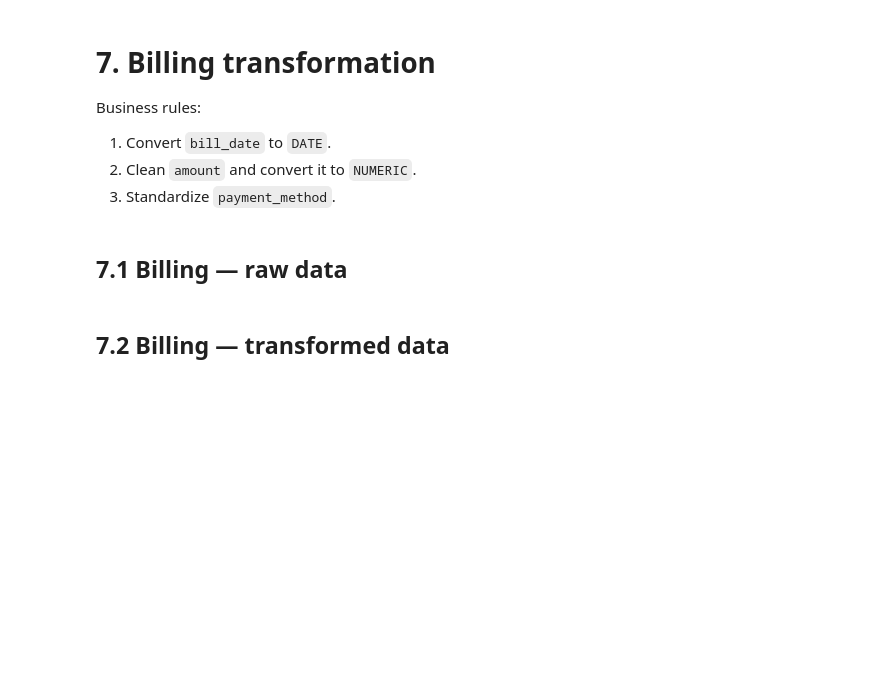
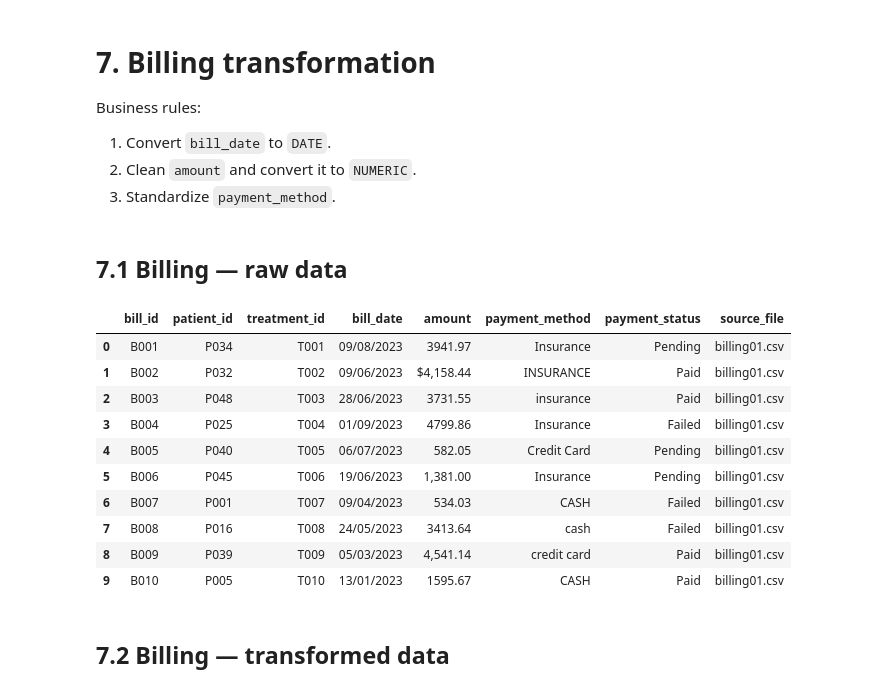
Before and after one commit to LizetCh/hospital_analytics_project, a Jupyter notebook: notebooks/03_transformation_test.ipynb, the cells around one changed output. Saved outputs shown, nothing was run; the diff lists cells and outputs as text; code cells hidden in the pictures; blank space fills up the shorter version.

```diff
--- a/notebooks/03_transformation_test.ipynb
+++ b/notebooks/03_transformation_test.ipynb
@@ -204,5 +356,35 @@ Business rules:
 3. Standardize `payment_method`.
 # %% [markdown]
 ## 7.1 Billing — raw data
+# %%
+raw_billing_query = """
+SELECT
+    bill_id,
+    patient_id,
+    treatment_id,
+    bill_date,
+    amount,
+    payment_method,
+    payment_status,
+    source_file
+FROM raw.billing
+WHERE bill_id IS NOT NULL
+ORDER BY bill_id;
+"""
+
+raw_billing_df = run_query(raw_billing_query)
+raw_billing_df.head(10)
+# %% [output]
+|  | bill_id | patient_id | treatment_id | bill_date | amount | payment_method | payment_status | source_file |
+| 0 | B001 | P034 | T001 | 09/08/2023 | 3941.97 | Insurance | Pending | billing01.csv |
+| 1 | B002 | P032 | T002 | 09/06/2023 | $4,158.44 | INSURANCE | Paid | billing01.csv |
+| 2 | B003 | P048 | T003 | 28/06/2023 | 3731.55 | insurance | Paid | billing01.csv |
+| 3 | B004 | P025 | T004 | 01/09/2023 | 4799.86 | Insurance | Failed | billing01.csv |
+| 4 | B005 | P040 | T005 | 06/07/2023 | 582.05 | Credit Card | Pending | billing01.csv |
+| 5 | B006 | P045 | T006 | 19/06/2023 | 1,381.00 | Insurance | Pending | billing01.csv |
+| 6 | B007 | P001 | T007 | 09/04/2023 | 534.03 | CASH | Failed | billing01.csv |
+| 7 | B008 | P016 | T008 | 24/05/2023 | 3413.64 | cash | Failed | billing01.csv |
+| 8 | B009 | P039 | T009 | 05/03/2023 | 4,541.14 | credit card | Paid | billing01.csv |
+| 9 | B010 | P005 | T010 | 13/01/2023 | 1595.67 | CASH | Paid | billing01.csv |
 # %% [markdown]
 ## 7.2 Billing — transformed data
```
Also changed, not shown: parts of 7 cells of this notebook, 1 other file.
